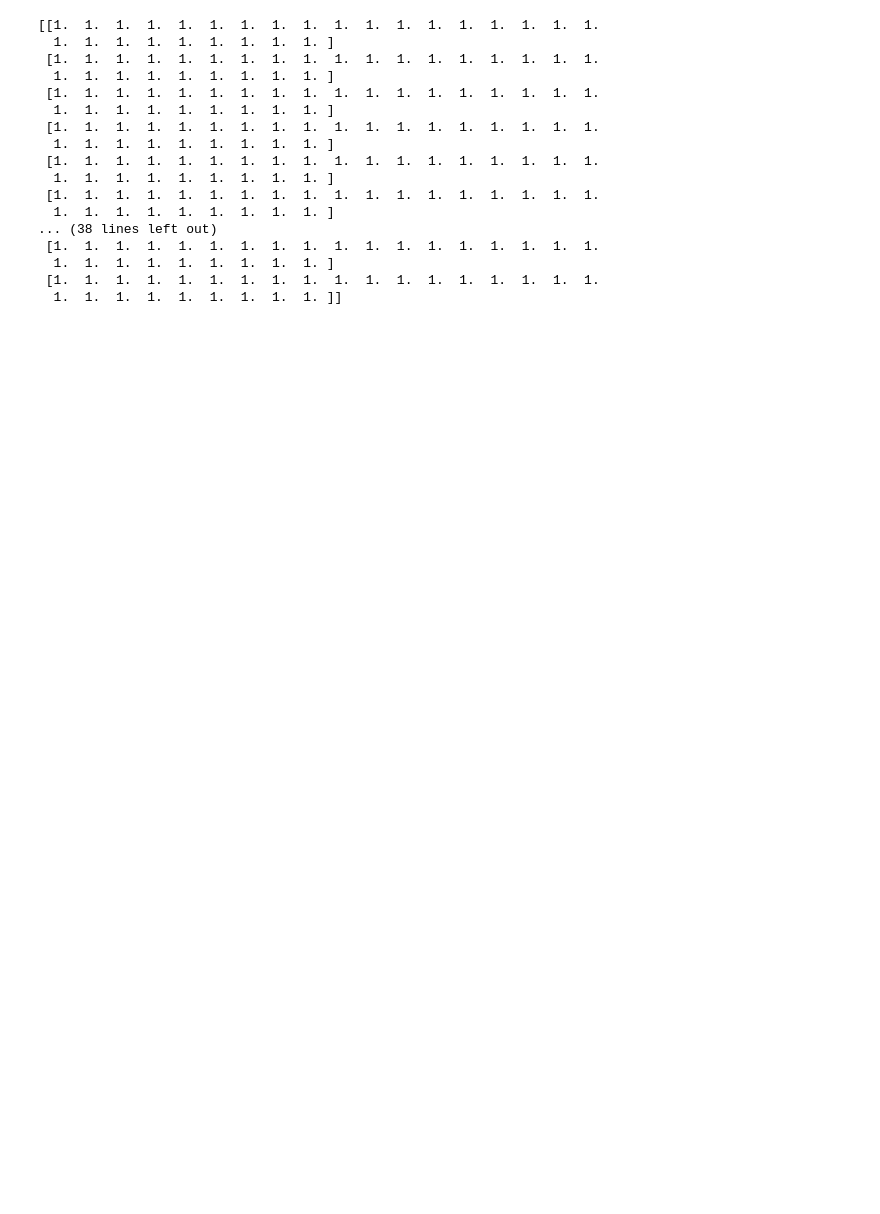
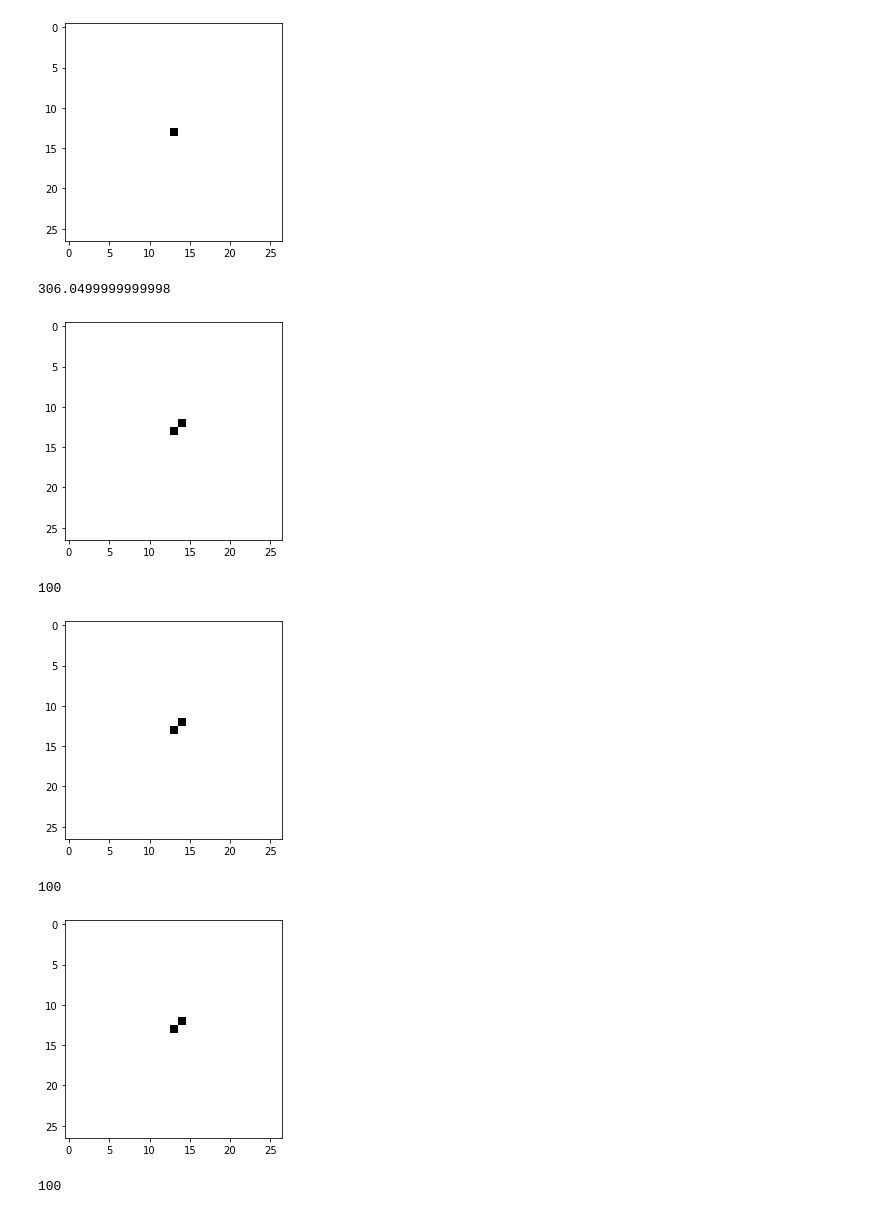
Before and after one commit to fhtanaka/automata_gp, a Jupyter notebook: Automata_gp.ipynb, the cells around one changed output. Cells and saved outputs as stored; diff of their text form; code cells hidden in the pictures; blank space fills up the shorter version.

Commit message:
sobel filter, checking only living cells and stoping execution if stable

```diff
--- a/Automata_gp.ipynb
+++ b/Automata_gp.ipynb
@@ -113,16 +111,19 @@ pset.addTerminal(255)
 # %%
 ############################################ Automata  ################################################
+sobel_x = [[-1, 0, +1], [-2, 0, +2], [-1, 0, +1]]
+sobel_y = np.transpose(sobel_x)
 
 class CA_2D_model:
     def __init__(self, length, width, individual, *, vision=1 ):
-        self.individual = individual
+        self.action = toolbox.compile(individual)
         self.len = length + 2*vision
         self.wid = width + 2*vision
         self.vision = vision
+        self.vision_size = (vision+2)**2
 
         # The size of the pad is dependent on how far each cell sees to updates its valus
         self.original = np.pad(np.zeros((length, width)),1)
-        self.original[:] = 255
+        self.original[:] = 1
         self.original[int(self.len/2)][int(self.wid/2)] = 0
 
         self.ca = np.copy(self.original)
@@ -130,25 +131,33 @@ class CA_2D_model:
     def reset_ca(self):
         self.ca = np.copy(self.original)
 
+
+    def get_observation(self, i, j):
+        observation = self.ca[i-self.vision:i+self.vision+1, j-self.vision:j+self.vision+1]
+        x = np.multiply(sobel_x, observation) # apply sobel filter for edge detection
+        y = np.multiply(sobel_y, observation) # apply sobel filter for edge detection
+        return np.append(observation.reshape(-1), [x.reshape(-1), y.reshape(-1)])
+
     def new_cell_value(self, i, j):
         if i-self.vision < 0 or j-self.vision < 0:
             return
         if i+self.vision >= self.len or j + self.vision >= self.wid:
             return
 
-        observation = []
-        for x in range(i-self.vision, i+self.vision+1):
-            for y in range(j-self.vision, j+self.vision+1):
-#                 if not (x == i and y == j):
-                observation.append(self.ca[x, y])
-        return self.individual(*observation)
+        observation = self.get_observation(i, j)
+        if observation[0:self.vision_size].sum() >= 1 * self.vision_size: # checking if the cell is alive
+            return 1.
+        return self.action(*observation)
 
     def update(self):
         new_ca = np.copy(self.ca)
         for i in range(self.vision, self.len - self.vision): # skipping pad
             for j in range(self.vision, self.wid - self.vision): # skipping pad
                 new_ca[i, j] = self.new_cell_value(i, j)
+        if (new_ca == self.ca).all():
+            return False
         self.ca = new_ca
+        return True
 
     def remove_pad(self):
         return self.ca[self.vision:self.len - self.vision, self.vision:self.wid - self.vision]
@@ -168,15 +177,19 @@ class CA_2D_model:
 # %%
 def eval_individual(individual, render=False):
     shape = target_img.shape
-    calc_action = toolbox.compile(individual)
-    ca = CA_2D_model(shape[0], shape[1], calc_action)
+    ca = CA_2D_model(shape[0], shape[1], individual)
 
     total_loss = 0.0
     for i in range(tests_for_each_tree):
         ca.reset_ca()
 
         for _ in range(n_total_steps):
-            ca.update()
+            if render:
+                print_img(ca.ca)
+                print(ca.loss(target_img))
+            update = ca.update()
+            if not update: # the automata got stable
+                break
 
         loss = ca.loss(target_img)
         total_loss += loss
@@ -225,21 +254,11 @@ KeyboardInterrupt:
 # %%
-aux = create_base_env(target_img)
-print(aux)
+eval_individual(hof[0], True)
 # %% [output]
+[figure, added]
-[[1.  1.  1.  1.  1.  1.  1.  1.  1.  1.  1.  1.  1.  1.  1.  1.  1.  1.
-  1.  1.  1.  1.  1.  1.  1.  1.  1. ]
- [1.  1.  1.  1.  1.  1.  1.  1.  1.  1.  1.  1.  1.  1.  1.  1.  1.  1.
-  1.  1.  1.  1.  1.  1.  1.  1.  1. ]
- [1.  1.  1.  1.  1.  1.  1.  1.  1.  1.  1.  1.  1.  1.  1.  1.  1.  1.
-  1.  1.  1.  1.  1.  1.  1.  1.  1. ]
- [1.  1.  1.  1.  1.  1.  1.  1.  1.  1.  1.  1.  1.  1.  1.  1.  1.  1.
-  1.  1.  1.  1.  1.  1.  1.  1.  1. ]
- [1.  1.  1.  1.  1.  1.  1.  1.  1.  1.  1.  1.  1.  1.  1.  1.  1.  1.
-  1.  1.  1.  1.  1.  1.  1.  1.  1. ]
- [1.  1.  1.  1.  1.  1.  1.  1.  1.  1.  1.  1.  1.  1.  1.  1.  1.  1.
-  1.  1.  1.  1.  1.  1.  1.  1.  1. ]
-... (38 lines left out)
- [1.  1.  1.  1.  1.  1.  1.  1.  1.  1.  1.  1.  1.  1.  1.  1.  1.  1.
-  1.  1.  1.  1.  1.  1.  1.  1.  1. ]
- [1.  1.  1.  1.  1.  1.  1.  1.  1.  1.  1.  1.  1.  1.  1.  1.  1.  1.
-  1.  1.  1.  1.  1.  1.  1.  1.  1. ]]
+306.0499999999998
+[figure, added]
+100
+[figure, added]
+100
+[figure, added]
+100
```
Also changed, not shown: parts of 5 cells of this notebook, 2 other files.
